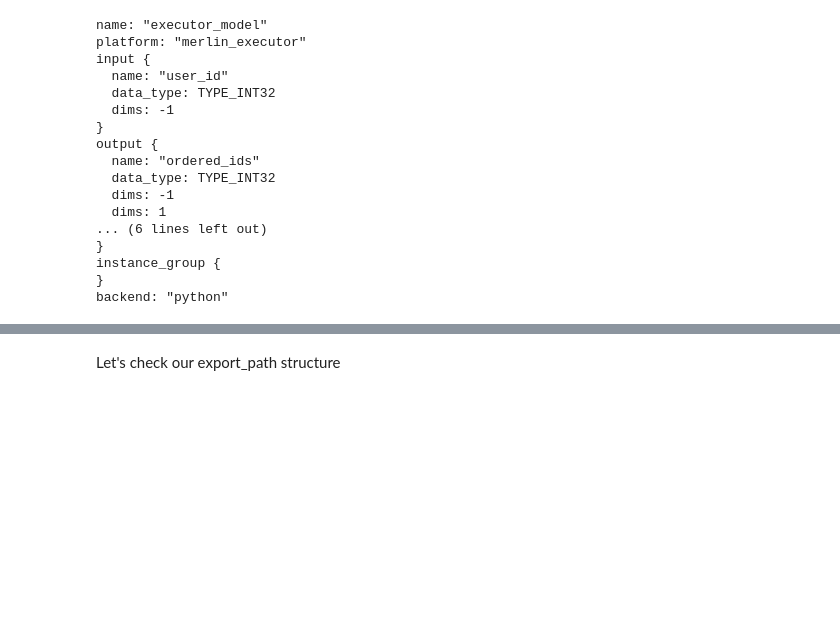
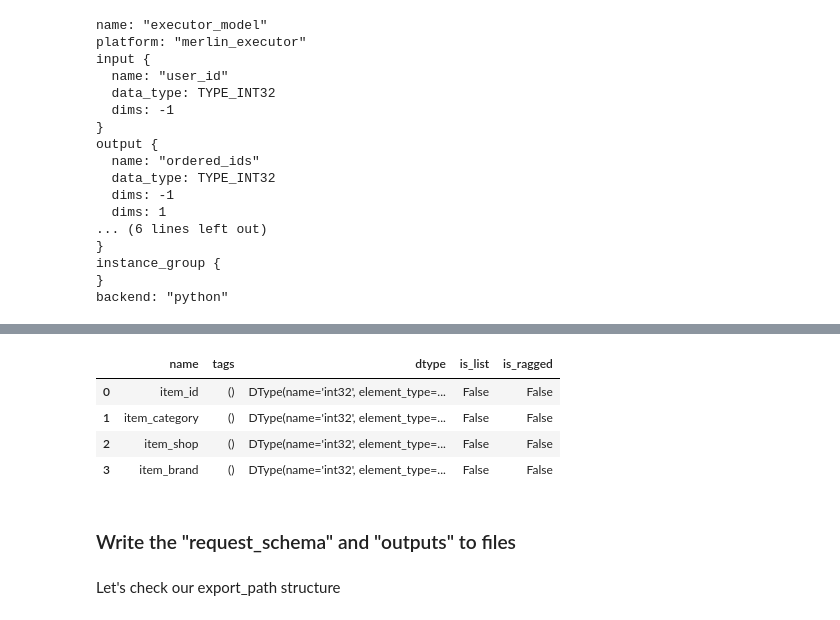
Before and after one commit to taljacob2/merlin-demo, a Jupyter notebook: Merlin/examples/Building-and-deploying-multi-stage-RecSys/02-Deploying-multi-stage-RecSys-with-Merlin-Systems.ipynb, the cells around one changed output, grey strips where cells are left out. Drawn from its saved outputs; the diff is of its cells as text; code cells hidden in the pictures; blank space fills up the shorter version.

```diff
--- a/Merlin/examples/Building-and-deploying-multi-stage-RecSys/02-Deploying-multi-stage-RecSys-with-Merlin-Systems.ipynb
+++ b/Merlin/examples/Building-and-deploying-multi-stage-RecSys/02-Deploying-multi-stage-RecSys-with-Merlin-Systems.ipynb
@@ -382 +435,11 @@ backend: "python"
+# %%
+nvt_workflow.get_subworkflow("items_cat").input_schema
+# %% [output]
+|  | name | tags | dtype | is_list | is_ragged |
+| 0 | item_id | () | DType(name='int32', element_type=... | False | False |
+| 1 | item_category | () | DType(name='int32', element_type=... | False | False |
+| 2 | item_shop | () | DType(name='int32', element_type=... | False | False |
+| 3 | item_brand | () | DType(name='int32', element_type=... | False | False |
+# %% [markdown]
+### Write the "request_schema" and "outputs" to files
 # %%
```
Also changed, not shown: parts of 15 cells of this notebook.
